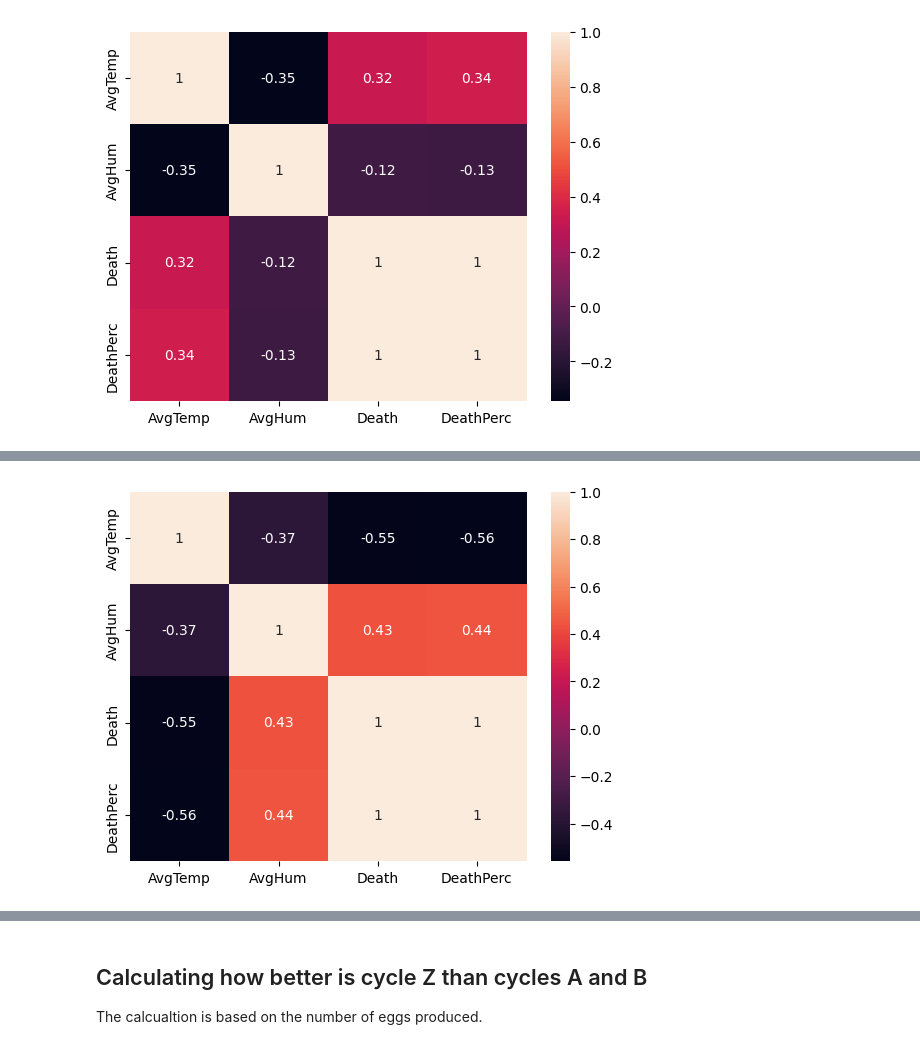
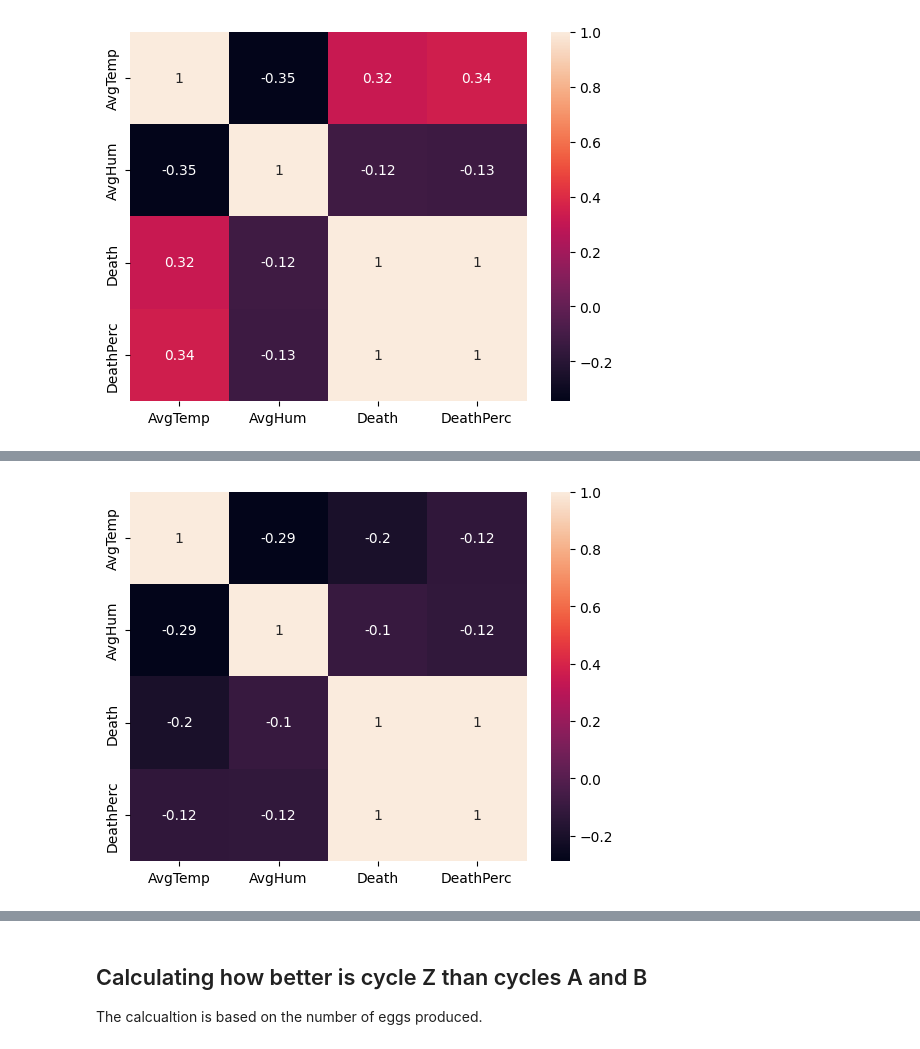
Before and after one commit to CanaliDavide/DASA--Project, a Jupyter notebook: Z_analysis/DataAnalisysZ_Cluster.ipynb, the cells around one changed output, grey strips where cells are left out. Cells and saved outputs as stored; diff of their text form; code cells hidden in the pictures.

```diff
--- a/Z_analysis/DataAnalisysZ_Cluster.ipynb
+++ b/Z_analysis/DataAnalisysZ_Cluster.ipynb
@@ -18,14 +18,20 @@ cycleZ = cycleZ.drop(columns=["Feed","Water"])
 
 cycleA = pd.read_csv("../Data/Chickens data/WithMacro/CycleA-Clean.csv")
 cycleA = cycleA.drop(columns=["Feed","Water"])
-cycleA = cycleA.drop(range(len(cycleZ), len(cycleA)))
+# cycleA = cycleA.drop(range(len(cycleZ), len(cycleA)))
 
 cycleB = pd.read_csv("../Data/Chickens data/WithMacro/CycleB-Clean.csv")
 cycleB = cycleB.drop(columns=["Feed","Water"])
-cycleB = cycleB.drop(range(len(cycleZ), len(cycleB)))
+# cycleB = cycleB.drop(range(len(cycleZ), len(cycleB)))
+
+cycleY = pd.read_csv("../Data/Chickens data/WithMacro/CycleY-Clean.csv")
+cycleY = cycleY.drop(columns=["Feed","Water"])
 
 cycleX1 = pd.read_csv("../Data/Chickens data/WithMacro/CycleX_1-Clean.csv")
-cycleX1['DeathPerc'] = cycleX1['DeathPerc']
+cycleX1 = cycleX1.drop(columns=["Feed","Water"])
+
+cycleX2 = pd.read_csv("../Data/Chickens data/WithMacro/CycleX_2-Clean.csv")
+cycleX2 = cycleX2.drop(columns=["Feed","Water"])
 # %% [markdown]
 ## Cycle comparison function
 # %%
@@ -99,5 +112,5 @@ plt.show()
 # %%
-sns.heatmap(cycleX1[['AvgTemp', 'AvgHum', 'Death', 'DeathPerc']].drop(range(300,len(cycleX1))).corr(), annot=True)
+sns.heatmap(cycleX1[['AvgTemp', 'AvgHum', 'Death', 'DeathPerc']].drop(range(0,300)).corr(), annot=True)
 plt.show()
 # %% [output]
-[figure, old version]
+[figure, new version]
```
Also changed, not shown: parts of 12 cells of this notebook, 7 other files.
